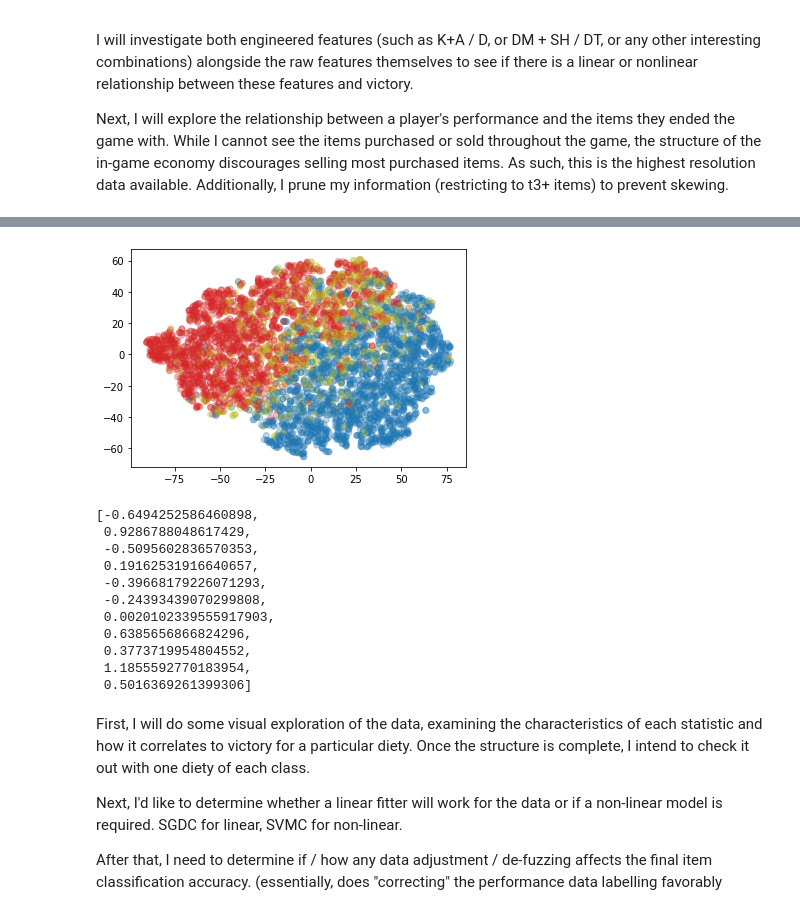
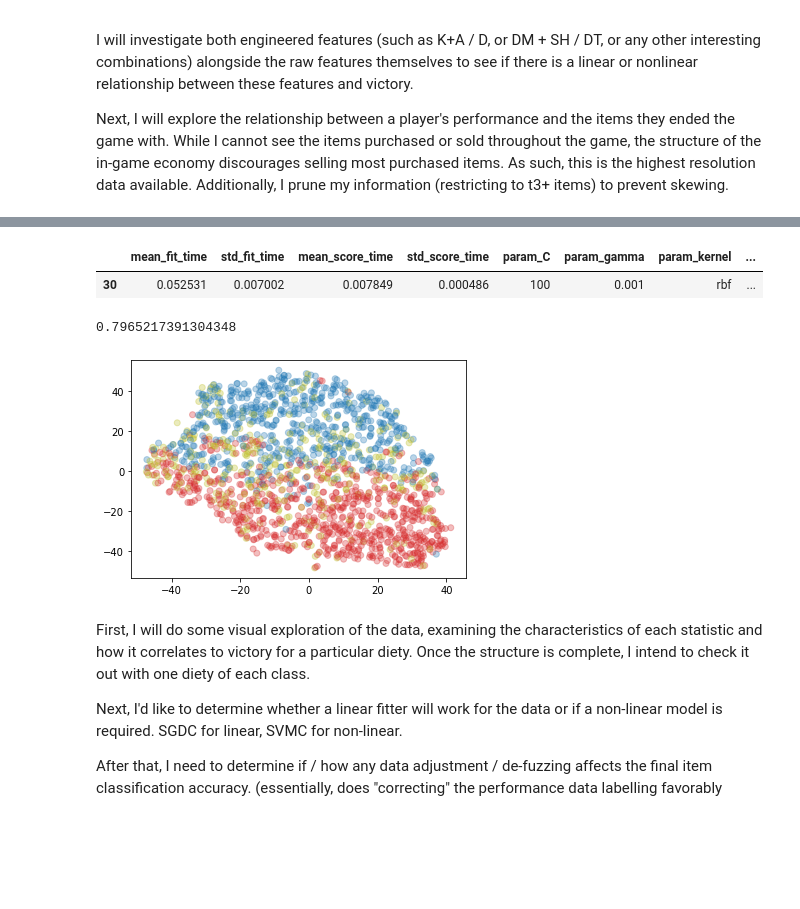
Before and after one commit to JackStillwell/SmiteBuilder, a Jupyter notebook: methodology.ipynb, the cells around one changed output, grey strips where cells are left out. Saved outputs shown, nothing was run; the diff lists cells and outputs as text; code cells hidden in the pictures; blank space fills up the shorter version.

```diff
--- a/methodology.ipynb
+++ b/methodology.ipynb
@@ -114,0 +163,8 @@ svm.score(data[:,:-1], win_label)
+# %%
+parameters_lrc = {
+    'C': [10 ** x for x in range(-5,0)]
+}
+# NOTE: LOOK INTO LR_CV (the cross validated version of this, check diff params)
+lrc = LogisticRegression(random_state=0)
+clf_lrc = GridSearchCV(lrc, parameters_lrc, n_jobs=-1)
+clf_lrc.fit(x_train, y_train.ravel())
@@ -140,0 +208,10 @@ sgdc.score(data[:,:-1],win_label)
+# %%
+parameters_rbf = {
+    'kernel': ['rbf'],
+    'C': [10 ** x for x in range(-3, 3)],
+    'gamma': [10 ** x for x in range(-3, 3)],
+}
+svm = SVC(random_state=0)
+# %%
+clf_rbf = GridSearchCV(svm, parameters_rbf, n_jobs=-1)
+clf_rbf.fit(x_train, y_train.ravel())
@@ -141,28 +232,26 @@ sgdc.score(data[:,:-1],win_label)
+# %%
+cr_df = pd.DataFrame(clf_rbf.cv_results_)
+cr_df.loc[cr_df['rank_test_score'] == 1]
+# NOTE: best params are C=100, gamma=0.001, kernel=rbf
+# %% [output]
+|  | mean_fit_time | std_fit_time | mean_score_time | std_score_time | param_C | param_gamma | param_kernel | ... |
+| 30 | 0.052531 | 0.007002 | 0.007849 | 0.000486 | 100 | 0.001 | rbf | ... |
+# %%
+new_l = clf_rbf.predict(df.values[:,:-1])
+clf_rbf.score(x_test, y_test)
+# %% [output]
+0.7965217391304348
 # %%
 plt.cla()
 x = [x[0] for x in two_d]
 y = [y[1] for y in two_d]
 c = ['tab:blue' if e == 1 else 'tab:red' for e in new_l]
-c = [e if win_label[idx] == new_l[idx] else 'tab:olive' for idx,e in enumerate(c)]
+c = [e if df.values[:,-1][idx] == new_l[idx] else 'tab:olive' for idx,e in enumerate(c)]
 plt.scatter(x,y, c=c, alpha=0.3)
 # plt.legend()
 plt.show()
 # %% [output]
-[figure, old version]
+[figure, new version]
-# %%
-[x for x in sgdc.coef_[0]]
-# %% [output]
-[-0.6494252586460898,
- 0.9286788048617429,
- -0.5095602836570353,
- 0.19162531916640657,
- -0.39668179226071293,
- -0.24393439070299808,
- 0.0020102339555917903,
- 0.6385656866824296,
- 0.3773719954804552,
- 1.1855592770183954,
- 0.5016369261399306]
 # %% [markdown]
 First, I will do some visual exploration of the data, examining the characteristics of each statistic and how it correlates to victory for a particular diety. Once the structure is complete, I intend to check it out with one diety of each class.
 
```
Also changed, not shown: parts of 25 cells of this notebook.
